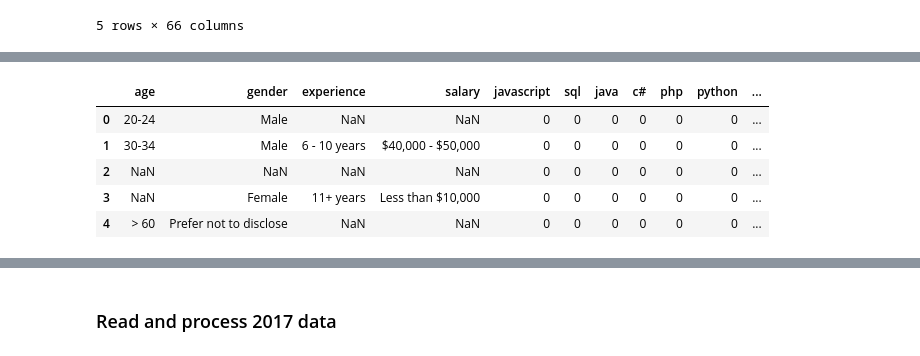
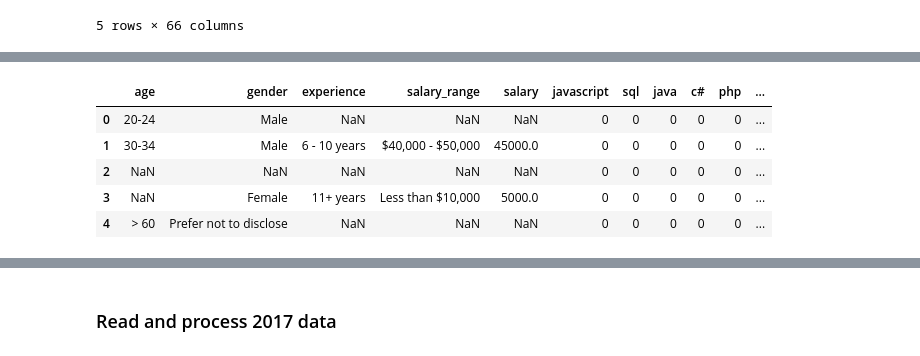
Before and after one commit to ksprashu/analyze_skillset_trends_stackoverflow, a Jupyter notebook: wrangle_data.ipynb, the cells around one changed output, grey strips where cells are left out. Saved outputs shown, nothing was run; the diff lists cells and outputs as text; code cells hidden in the pictures.

```diff
--- a/wrangle_data.ipynb
+++ b/wrangle_data.ipynb
@@ -596,15 +765,16 @@ print_series(df_2016.columns)
 64 :  developer_challenges
 65 :  why_stack_overflow
 # %%
-df_2016 = clean_filter_cols(df_2016, [5,7,11,13], ['age', 'gender', 'experience', 'salary'], [16], False,'; ')
+# extract the columns we are interested in and the tech cols
+df_2016 = clean_filter_cols(df_2016, [5,7,11,13,14], ['age', 'gender', 'experience', 'salary_range', 'salary'], [16], False,'; ')
 df_2016.head()
 # %% [output]
-|  | age | gender | experience | salary | javascript | sql | java | c# | php | python | ... |
-| 0 | 20-24 | Male | NaN | NaN | 0 | 0 | 0 | 0 | 0 | 0 | ... |
-| 1 | 30-34 | Male | 6 - 10 years | $40,000 - $50,000 | 0 | 0 | 0 | 0 | 0 | 0 | ... |
-| 2 | NaN | NaN | NaN | NaN | 0 | 0 | 0 | 0 | 0 | 0 | ... |
-| 3 | NaN | Female | 11+ years | Less than $10,000 | 0 | 0 | 0 | 0 | 0 | 0 | ... |
-| 4 | > 60 | Prefer not to disclose | NaN | NaN | 0 | 0 | 0 | 0 | 0 | 0 | ... |
+|  | age | gender | experience | salary_range | salary | javascript | sql | java | c# | php | ... |
+| 0 | 20-24 | Male | NaN | NaN | NaN | 0 | 0 | 0 | 0 | 0 | ... |
+| 1 | 30-34 | Male | 6 - 10 years | $40,000 - $50,000 | 45000.0 | 0 | 0 | 0 | 0 | 0 | ... |
+| 2 | NaN | NaN | NaN | NaN | NaN | 0 | 0 | 0 | 0 | 0 | ... |
+| 3 | NaN | Female | 11+ years | Less than $10,000 | 5000.0 | 0 | 0 | 0 | 0 | 0 | ... |
+| 4 | > 60 | Prefer not to disclose | NaN | NaN | NaN | 0 | 0 | 0 | 0 | 0 | ... |
 # %%
 # consistent column names
 df_2016 = df_2016.rename(columns={'cloud (aws, gae, azure, etc.)':'cloud', 'angularjs':'angular.js'})
```
Also changed, not shown: parts of 77 cells of this notebook, 1 other file.
